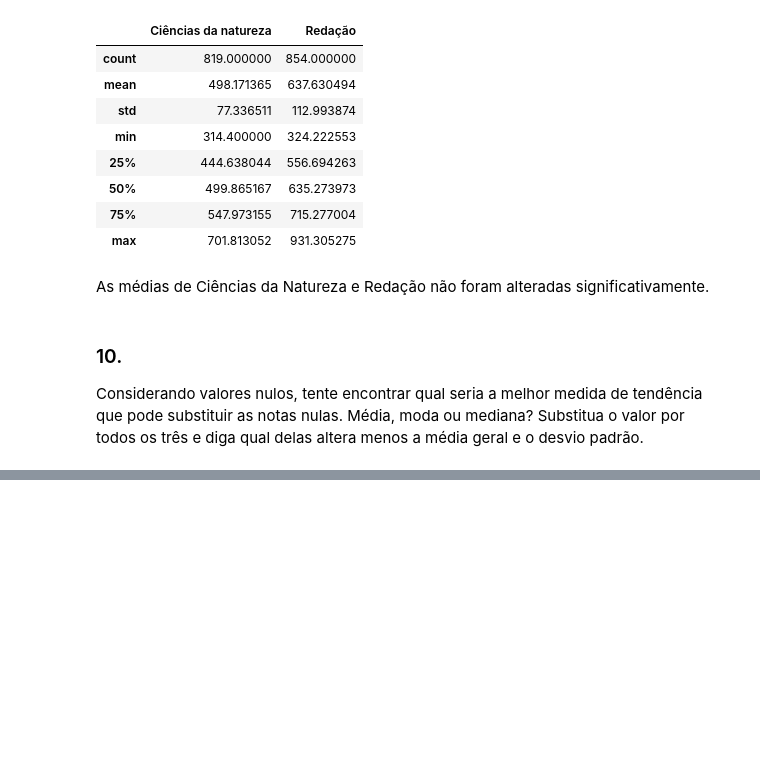
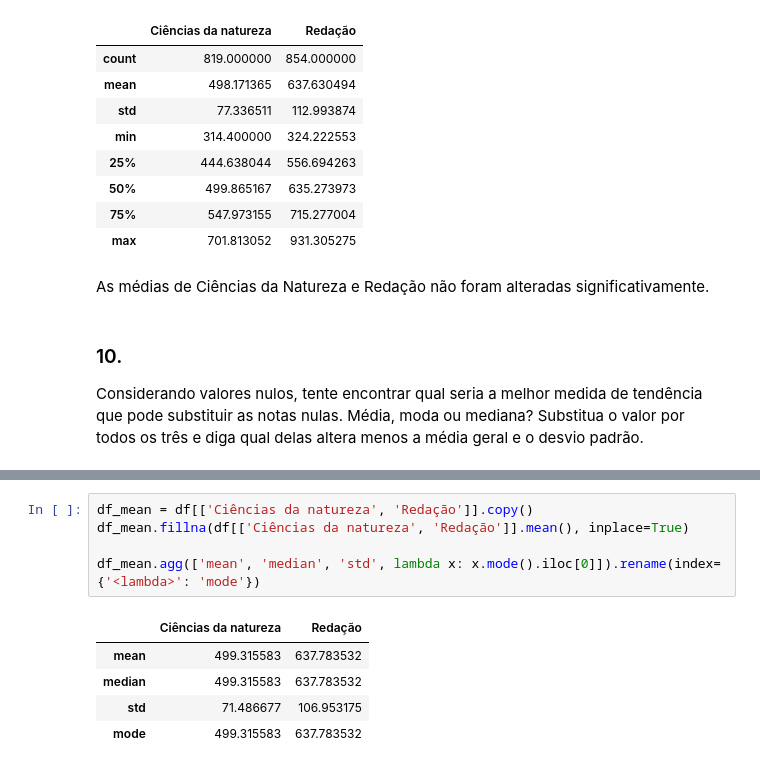
Before and after one commit to pathilink/sp_global_bootcamp, a Jupyter notebook: 3_exercicio_frequencias_medidas/exercicio_frequencias_medidas.ipynb, the cells around one changed output, grey strips where cells are left out. Saved outputs shown, nothing was run; the diff lists cells and outputs as text; blank space fills up the shorter version.

```diff
--- a/3_exercicio_frequencias_medidas/exercicio_frequencias_medidas.ipynb
+++ b/3_exercicio_frequencias_medidas/exercicio_frequencias_medidas.ipynb
@@ -349,0 +302,11 @@ print(f"A melhor medida para substituir os valores nulos com menor alteração n
+# %%
+df_mean = df[['Ciências da natureza', 'Redação']].copy()
+df_mean.fillna(df[['Ciências da natureza', 'Redação']].mean(), inplace=True)
+
+df_mean.agg(['mean', 'median', 'std', lambda x: x.mode().iloc[0]]).rename(index={'<lambda>': 'mode'})
+# %% [output]
+|  | Ciências da natureza | Redação |
+| mean | 499.315583 | 637.783532 |
+| median | 499.315583 | 637.783532 |
+| std | 71.486677 | 106.953175 |
+| mode | 499.315583 | 637.783532 |
```
Also changed, not shown: parts of 6 cells of this notebook.
